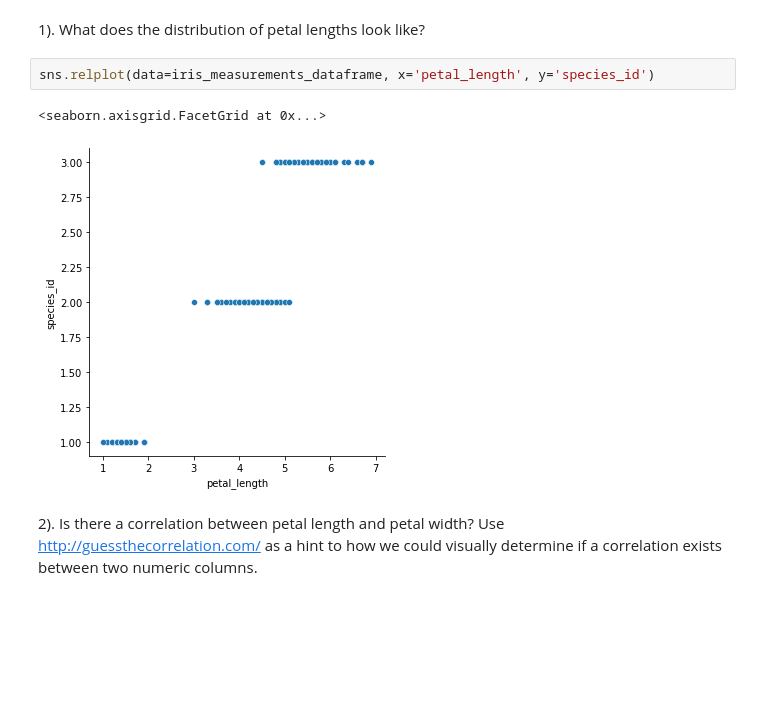
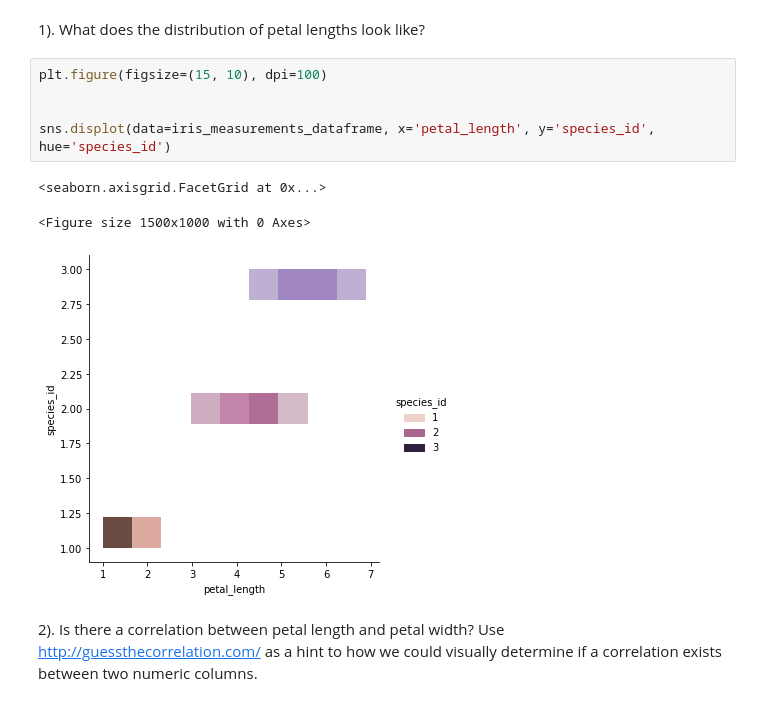
Before and after one commit to stephenkipkurui/numpy-pandas-visualization-exercises, a Jupyter notebook: seaborn_exercises.ipynb, the cells around one changed output. Saved outputs shown, nothing was run; the diff lists cells and outputs as text; blank space fills up the shorter version.

```diff
--- a/seaborn_exercises.ipynb
+++ b/seaborn_exercises.ipynb
@@ -57,10 +61,14 @@ iris_species_dataframe
 # %% [markdown]
 1). What does the distribution of petal lengths look like?
 # %%
-sns.relplot(data=iris_measurements_dataframe, x='petal_length', y='species_id')
+plt.figure(figsize=(15, 10), dpi=100)
+
+
+sns.displot(data=iris_measurements_dataframe, x='petal_length', y='species_id', hue='species_id')
 # %% [output]
 <seaborn.axisgrid.FacetGrid at 0x...>
+<Figure size 1500x1000 with 0 Axes>
-[figure, old version]
+[figure, new version]
 # %% [markdown]
 2). Is there a correlation between petal length and petal width? Use http://guessthecorrelation.com/ as
     a hint to how we could visually determine if a correlation exists between two numeric columns.
```
Also changed, not shown: parts of 37 cells of this notebook.
